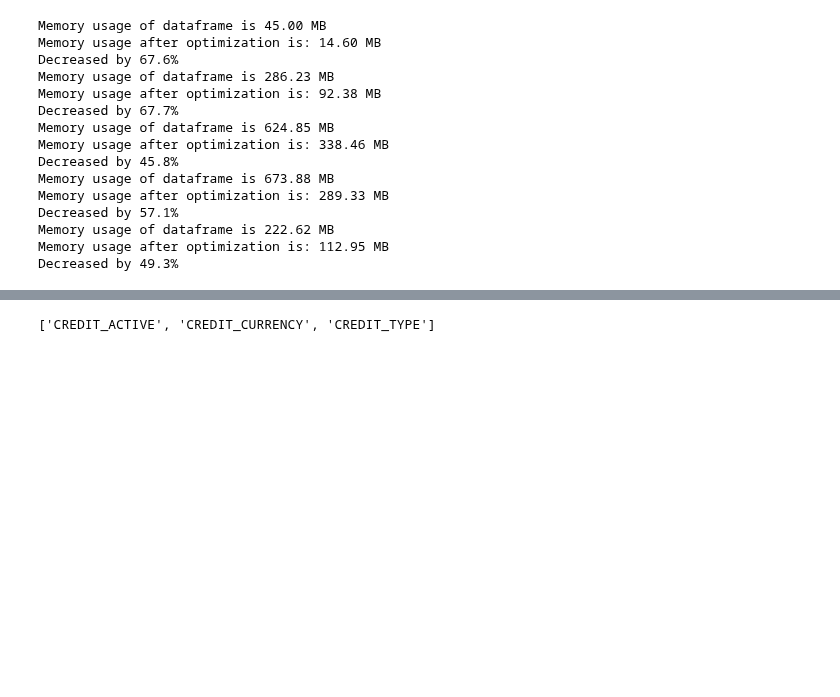
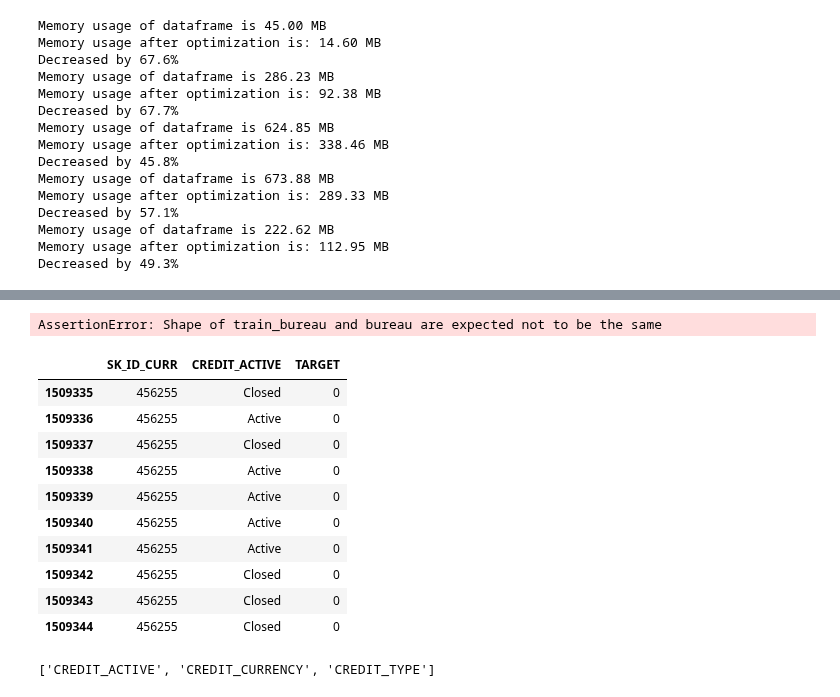
Before and after one commit to zahid1202/Credit_Default_Risk, a Jupyter notebook: Features_Engineering.ipynb, the cells around one changed output, grey strips where cells are left out. Cells and saved outputs as stored; diff of their text form; code cells hidden in the pictures; blank space fills up the shorter version.

```diff
--- a/Features_Engineering.ipynb
+++ b/Features_Engineering.ipynb
@@ -133,3 +165,28 @@ bureau_test  = pd.merge(test_id, bureau, how="left", on = "SK_ID_CURR")
+# %%
+#Now I can check if merging preserved the correct SK_ID_CURR and the corresponding TARGET values
+assert (train["SK_ID_CURR"].tolist()== bureau_train_id_target["SK_ID_CURR"].tolist()), " It was not okay "
+assert (train["TARGET"].tolist()== bureau_train_id_target["TARGET"].tolist()), " It was not okay "
+# It didn't raise any value error, which suggests our transfer from the train data bureau_train were okay.
+
+# Additional control for our assert statment
+assert (len(train[["SK_ID_CURR", "TARGET"]]) ==len(bureau_train_id_target[["SK_ID_CURR", "TARGET"]])), "Length of train_bureau and bureau are expected not to be the same."
+assert (train.shape[0]== bureau_train.shape[0]), "Shape of train_bureau and bureau are expected not to be the same"
+# %% [output]
+AssertionError: Shape of train_bureau and bureau are expected not to be the same
+# %%
+bureau_train[["SK_ID_CURR","CREDIT_ACTIVE", "TARGET"]].tail(10)
+# %% [output]
+|  | SK_ID_CURR | CREDIT_ACTIVE | TARGET |
+| 1509335 | 456255 | Closed | 0 |
+| 1509336 | 456255 | Active | 0 |
+| 1509337 | 456255 | Closed | 0 |
+| 1509338 | 456255 | Active | 0 |
+| 1509339 | 456255 | Active | 0 |
+| 1509340 | 456255 | Active | 0 |
+| 1509341 | 456255 | Active | 0 |
+| 1509342 | 456255 | Closed | 0 |
+| 1509343 | 456255 | Closed | 0 |
+| 1509344 | 456255 | Closed | 0 |
 # %%
 # Extracting all object columns from bureau
 bureau_object_cols = bureau_train.select_dtypes("object").columns.tolist()
```
Also changed, not shown: parts of 12 cells of this notebook.
